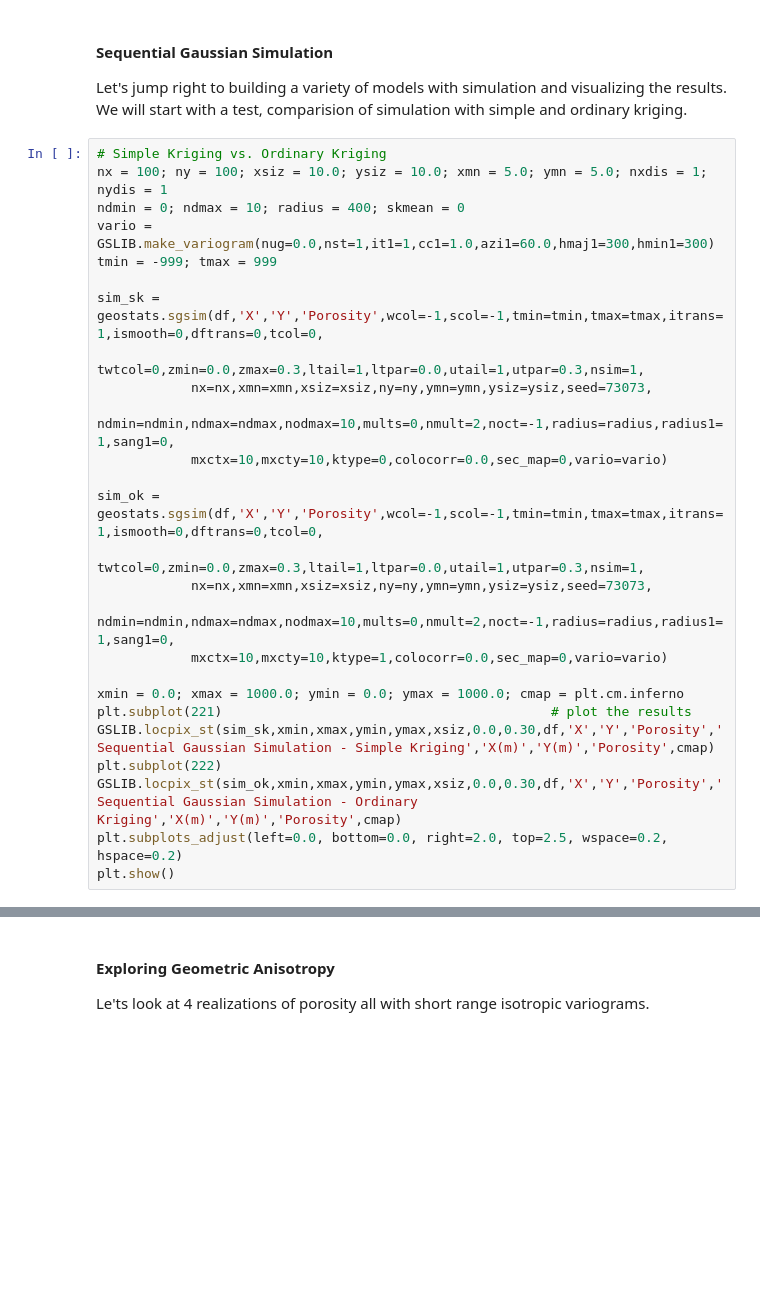
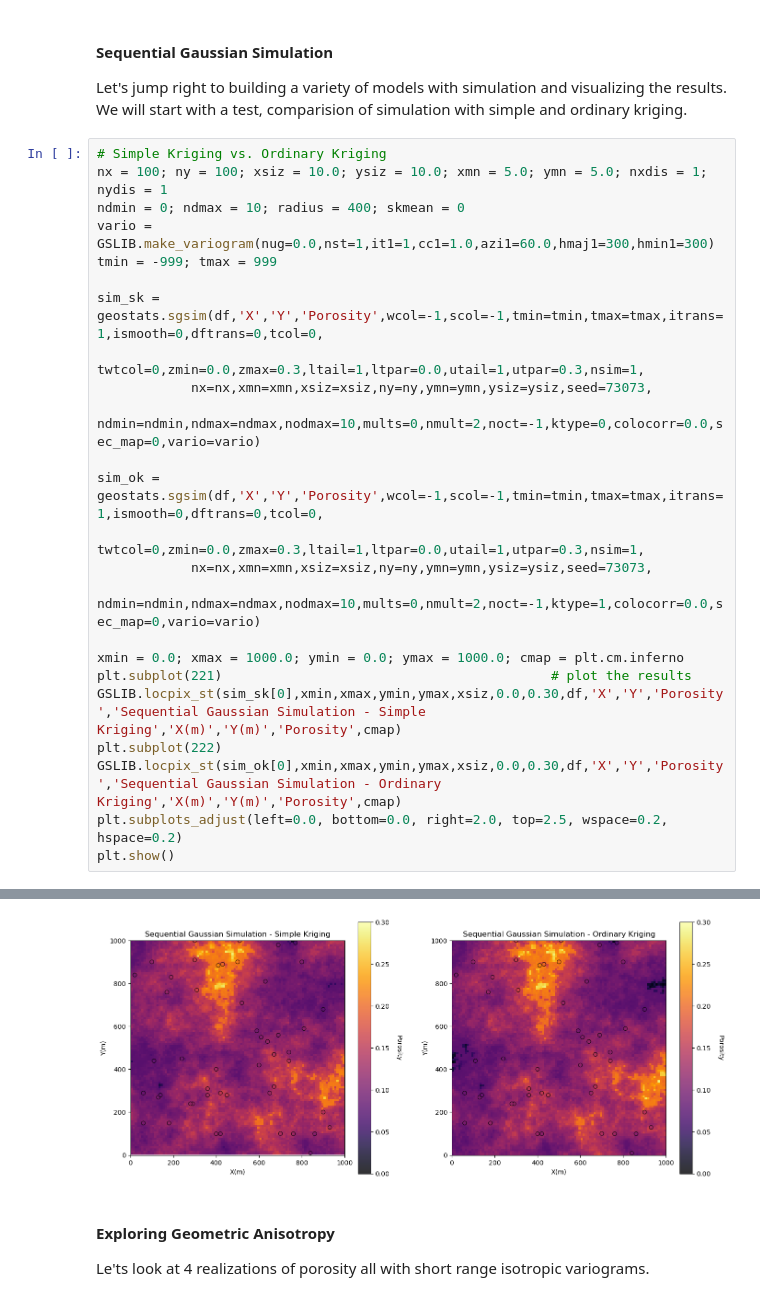
Before and after one commit to daytum/subsurfaceml-geostats-training, a Jupyter notebook: notebooks/simulation.ipynb, the cells around one changed output, grey strips where cells are left out. Saved outputs shown, nothing was run; the diff lists cells and outputs as text; blank space fills up the shorter version.

```diff
--- a/notebooks/simulation.ipynb
+++ b/notebooks/simulation.ipynb
@@ -65,20 +67,18 @@ tmin = -999; tmax = 999
 sim_sk = geostats.sgsim(df,'X','Y','Porosity',wcol=-1,scol=-1,tmin=tmin,tmax=tmax,itrans=1,ismooth=0,dftrans=0,tcol=0,
             twtcol=0,zmin=0.0,zmax=0.3,ltail=1,ltpar=0.0,utail=1,utpar=0.3,nsim=1,
             nx=nx,xmn=xmn,xsiz=xsiz,ny=ny,ymn=ymn,ysiz=ysiz,seed=73073,
-            ndmin=ndmin,ndmax=ndmax,nodmax=10,mults=0,nmult=2,noct=-1,radius=radius,radius1=1,sang1=0,
-            mxctx=10,mxcty=10,ktype=0,colocorr=0.0,sec_map=0,vario=vario)
+            ndmin=ndmin,ndmax=ndmax,nodmax=10,mults=0,nmult=2,noct=-1,ktype=0,colocorr=0.0,sec_map=0,vario=vario)
 
 sim_ok = geostats.sgsim(df,'X','Y','Porosity',wcol=-1,scol=-1,tmin=tmin,tmax=tmax,itrans=1,ismooth=0,dftrans=0,tcol=0,
             twtcol=0,zmin=0.0,zmax=0.3,ltail=1,ltpar=0.0,utail=1,utpar=0.3,nsim=1,
             nx=nx,xmn=xmn,xsiz=xsiz,ny=ny,ymn=ymn,ysiz=ysiz,seed=73073,
-            ndmin=ndmin,ndmax=ndmax,nodmax=10,mults=0,nmult=2,noct=-1,radius=radius,radius1=1,sang1=0,
-            mxctx=10,mxcty=10,ktype=1,colocorr=0.0,sec_map=0,vario=vario)
+            ndmin=ndmin,ndmax=ndmax,nodmax=10,mults=0,nmult=2,noct=-1,ktype=1,colocorr=0.0,sec_map=0,vario=vario)
 
 xmin = 0.0; xmax = 1000.0; ymin = 0.0; ymax = 1000.0; cmap = plt.cm.inferno
 plt.subplot(221)                                          # plot the results
-GSLIB.locpix_st(sim_sk,xmin,xmax,ymin,ymax,xsiz,0.0,0.30,df,'X','Y','Porosity','Sequential Gaussian Simulation - Simple Kriging','X(m)','Y(m)','Porosity',cmap)
+GSLIB.locpix_st(sim_sk[0],xmin,xmax,ymin,ymax,xsiz,0.0,0.30,df,'X','Y','Porosity','Sequential Gaussian Simulation - Simple Kriging','X(m)','Y(m)','Porosity',cmap)
 plt.subplot(222)
-GSLIB.locpix_st(sim_ok,xmin,xmax,ymin,ymax,xsiz,0.0,0.30,df,'X','Y','Porosity','Sequential Gaussian Simulation - Ordinary Kriging','X(m)','Y(m)','Porosity',cmap)
+GSLIB.locpix_st(sim_ok[0],xmin,xmax,ymin,ymax,xsiz,0.0,0.30,df,'X','Y','Porosity','Sequential Gaussian Simulation - Ordinary Kriging','X(m)','Y(m)','Porosity',cmap)
 plt.subplots_adjust(left=0.0, bottom=0.0, right=2.0, top=2.5, wspace=0.2, hspace=0.2)
 plt.show()
 # %% [output]
@@ -86,3 +102,4 @@ TypeError: sgsim() got an unexpected keyword argument 'radius'
+[figure, added]
 # %% [markdown]
 #### Exploring Geometric Anisotropy
 
```
Also changed, not shown: parts of 4 cells of this notebook.
